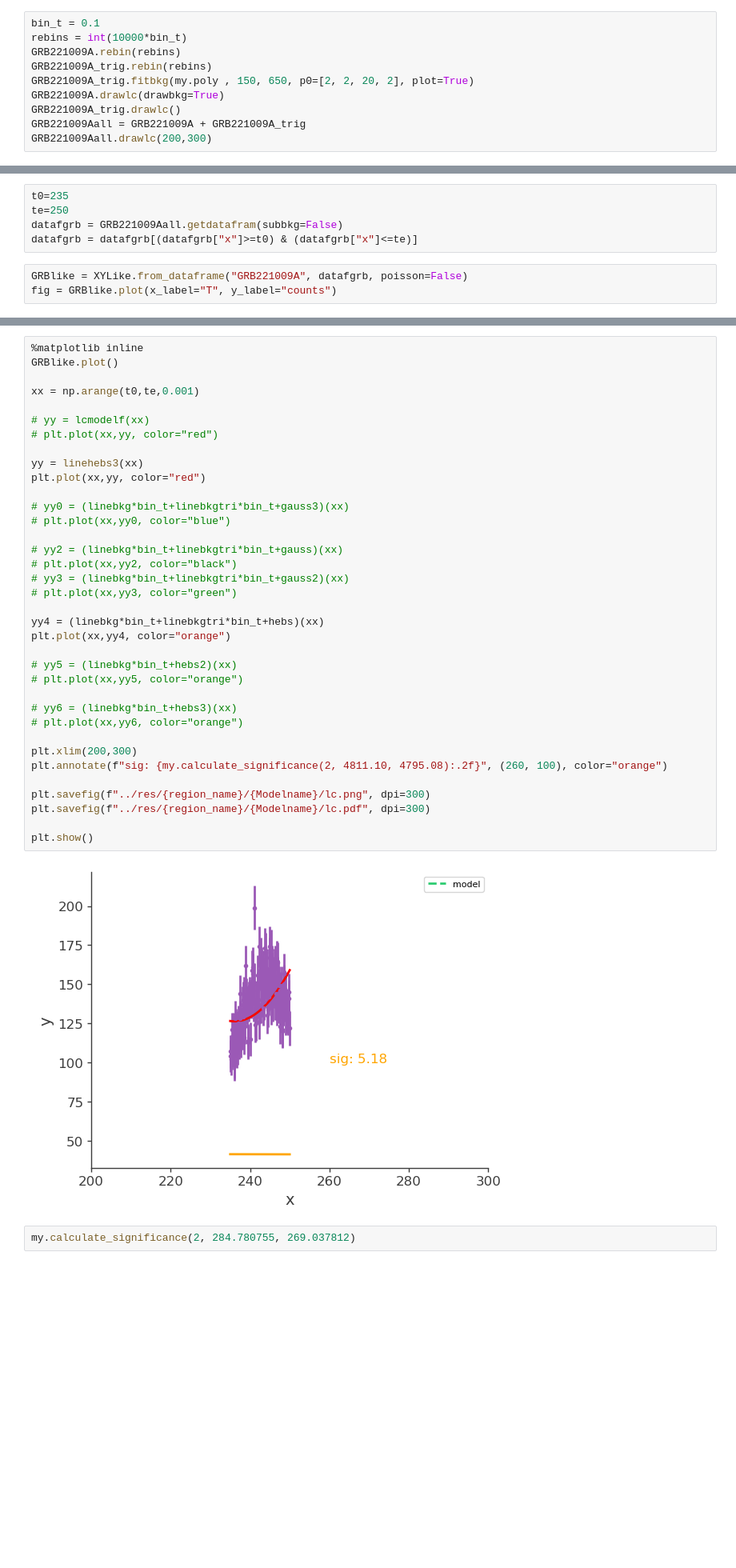
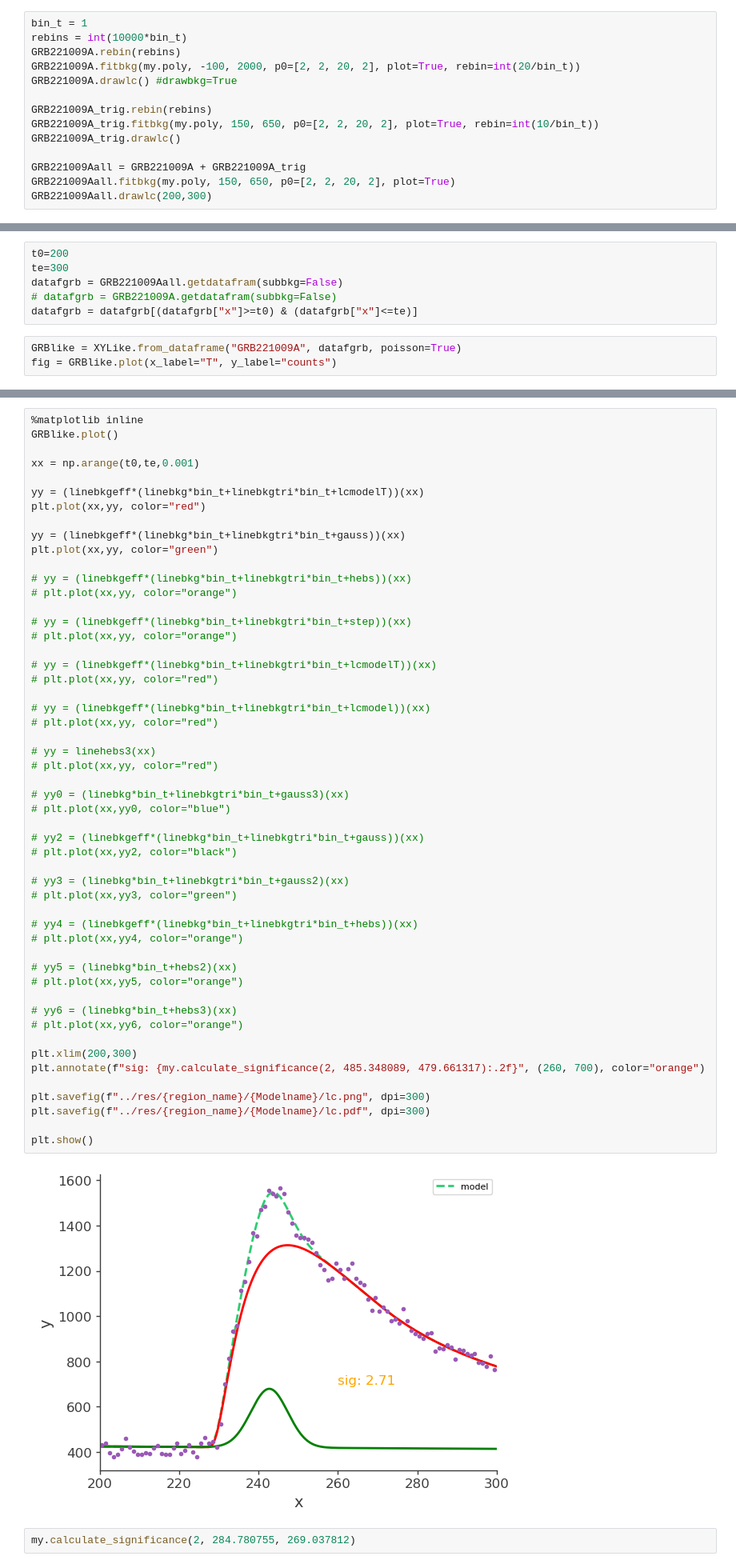
Before and after one commit to xiahouwenyu/3MLWCDA0.91, a Jupyter notebook: Standard/src/3MLnew_GRB221009A.ipynb, the cells around one changed output, grey strips where cells are left out. Shown at 80% size. Drawn from its saved outputs; the diff is of its cells as text; blank space fills up the shorter version.

```diff
--- a/Standard/src/3MLnew_GRB221009A.ipynb
+++ b/Standard/src/3MLnew_GRB221009A.ipynb
@@ -45,12 +57,16 @@ GRB221009A = my.lc("../../data/lc_data/GRB221009A/GRBlcunbin.root", ebin=11, fun
 GRB221009A_trig = my.lc("../../data/lc_data/GRB221009A/1009_nf_dt.root", tname="h;1", bkgfile="../../data/lc_data/GRB221009A/1008_nf_dt.root", bkgscale=2)
 # %%
-bin_t = 0.1
+bin_t = 1
 rebins = int(10000*bin_t)
 GRB221009A.rebin(rebins)
+GRB221009A.fitbkg(my.poly, -100, 2000, p0=[2, 2, 20, 2], plot=True, rebin=int(20/bin_t))
+GRB221009A.drawlc() #drawbkg=True
+
 GRB221009A_trig.rebin(rebins)
-GRB221009A_trig.fitbkg(my.poly , 150, 650, p0=[2, 2, 20, 2], plot=True)
-GRB221009A.drawlc(drawbkg=True)
+GRB221009A_trig.fitbkg(my.poly, 150, 650, p0=[2, 2, 20, 2], plot=True, rebin=int(10/bin_t))
 GRB221009A_trig.drawlc()
+
 GRB221009Aall = GRB221009A + GRB221009A_trig
+GRB221009Aall.fitbkg(my.poly, 150, 650, p0=[2, 2, 20, 2], plot=True)
 GRB221009Aall.drawlc(200,300)
 # %% [output]
@@ -99,9 +117,10 @@ plt.ylim(1e2, 5000)
 # %%
-t0=235
-te=250
+t0=200
+te=300
 datafgrb = GRB221009Aall.getdatafram(subbkg=False)
+# datafgrb = GRB221009A.getdatafram(subbkg=False)
 datafgrb = datafgrb[(datafgrb["x"]>=t0) & (datafgrb["x"]<=te)]
 # %%
-GRBlike = XYLike.from_dataframe("GRB221009A", datafgrb, poisson=False)
+GRBlike = XYLike.from_dataframe("GRB221009A", datafgrb, poisson=True)
 fig = GRBlike.plot(x_label="T", y_label="counts")
 # %% [output]
@@ -328,41 +577,57 @@ CannotComputeCovariance: HESSE failed. Reason: Covariance matrix is not positive
 # %%
 %matplotlib inline
 GRBlike.plot()
 
 xx = np.arange(t0,te,0.001)
 
-# yy = lcmodelf(xx)
+yy = (linebkgeff*(linebkg*bin_t+linebkgtri*bin_t+lcmodelT))(xx)
+plt.plot(xx,yy, color="red")
+
+yy = (linebkgeff*(linebkg*bin_t+linebkgtri*bin_t+gauss))(xx)
+plt.plot(xx,yy, color="green")
+
+# yy = (linebkgeff*(linebkg*bin_t+linebkgtri*bin_t+hebs))(xx)
+# plt.plot(xx,yy, color="orange")
+
+# yy = (linebkgeff*(linebkg*bin_t+linebkgtri*bin_t+step))(xx)
+# plt.plot(xx,yy, color="orange")
+
+# yy = (linebkgeff*(linebkg*bin_t+linebkgtri*bin_t+lcmodelT))(xx)
 # plt.plot(xx,yy, color="red")
 
-yy = linehebs3(xx)
-plt.plot(xx,yy, color="red")
+# yy = (linebkgeff*(linebkg*bin_t+linebkgtri*bin_t+lcmodel))(xx)
+# plt.plot(xx,yy, color="red")
+
+# yy = linehebs3(xx)
+# plt.plot(xx,yy, color="red")
 
 # yy0 = (linebkg*bin_t+linebkgtri*bin_t+gauss3)(xx)
 # plt.plot(xx,yy0, color="blue")
 
-# yy2 = (linebkg*bin_t+linebkgtri*bin_t+gauss)(xx)
+# yy2 = (linebkgeff*(linebkg*bin_t+linebkgtri*bin_t+gauss))(xx)
 # plt.plot(xx,yy2, color="black")
+
 # yy3 = (linebkg*bin_t+linebkgtri*bin_t+gauss2)(xx)
 # plt.plot(xx,yy3, color="green")
 
-yy4 = (linebkg*bin_t+linebkgtri*bin_t+hebs)(xx)
-plt.plot(xx,yy4, color="orange")
+# yy4 = (linebkgeff*(linebkg*bin_t+linebkgtri*bin_t+hebs))(xx)
+# plt.plot(xx,yy4, color="orange")
 
 # yy5 = (linebkg*bin_t+hebs2)(xx)
 # plt.plot(xx,yy5, color="orange")
 
 # yy6 = (linebkg*bin_t+hebs3)(xx)
 # plt.plot(xx,yy6, color="orange")
 
 plt.xlim(200,300)
-plt.annotate(f"sig: {my.calculate_significance(2, 4811.10, 4795.08):.2f}", (260, 100), color="orange")
+plt.annotate(f"sig: {my.calculate_significance(2, 485.348089, 479.661317):.2f}", (260, 700), color="orange")
 
 plt.savefig(f"../res/{region_name}/{Modelname}/lc.png", dpi=300)
 plt.savefig(f"../res/{region_name}/{Modelname}/lc.pdf", dpi=300)
 
 plt.show()
 # %% [output]
-[figure, old version]
+[figure, new version]
 # %%
 my.calculate_significance(2, 284.780755, 269.037812)
 # %% [output]
```
Also changed, not shown: parts of 9 cells of this notebook, 37 other files.
